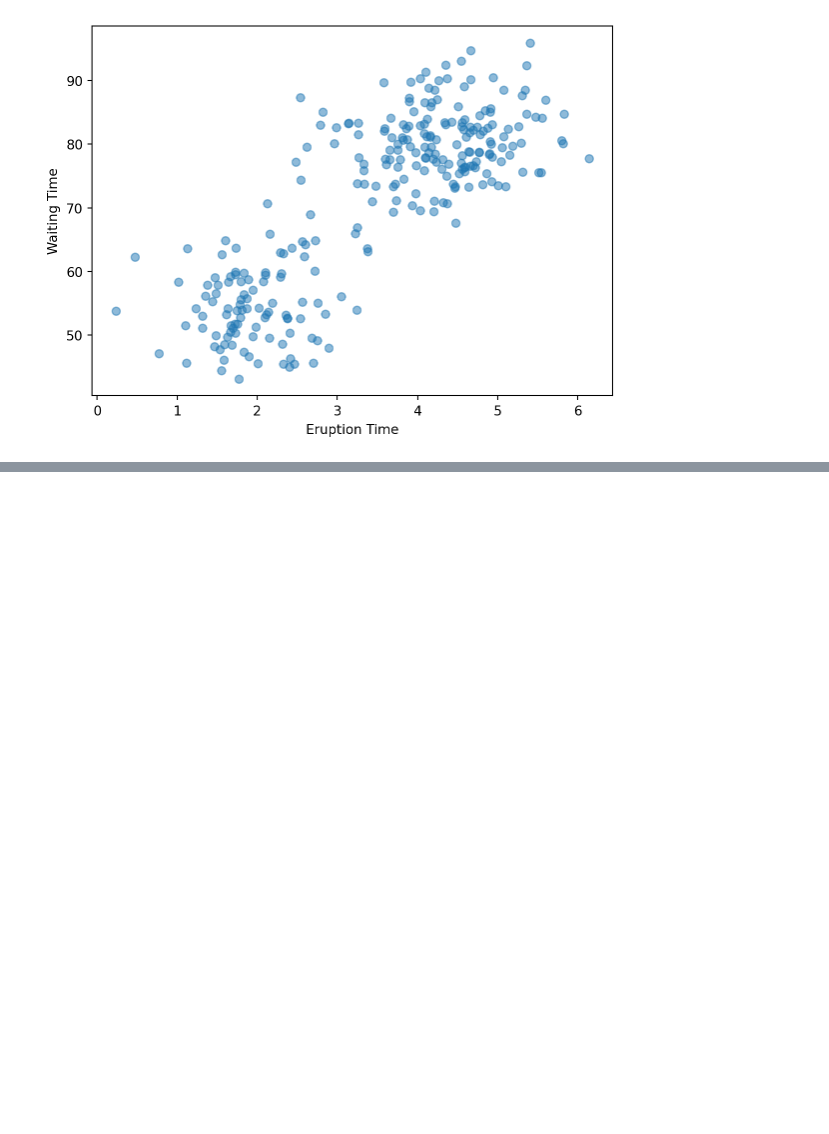
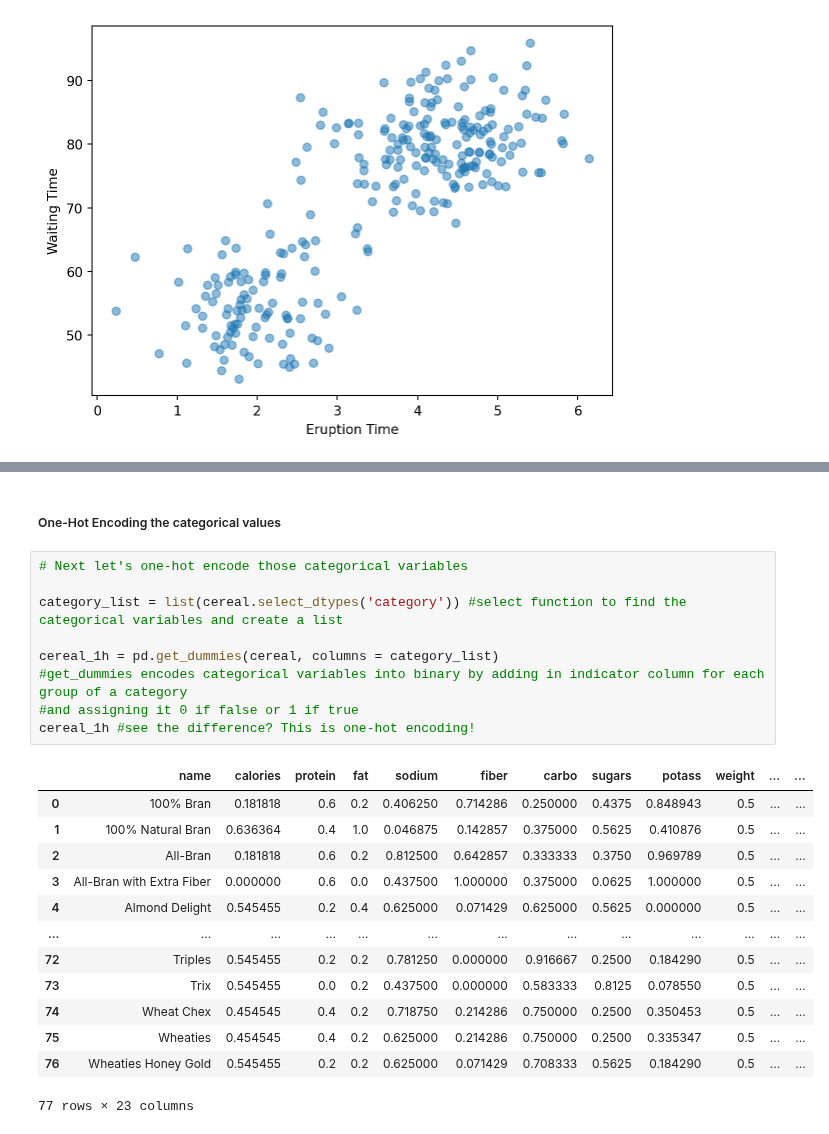
Before and after one commit to NovaVolunteer/definingdatascience, a Jupyter notebook: _sources/Analytics/Analytics_Labs.ipynb, the cells around one changed output, grey strips where cells are left out. Drawn from its saved outputs; the diff is of its cells as text; blank space fills up the shorter version.

```diff
--- a/_sources/Analytics/Analytics_Labs.ipynb
+++ b/_sources/Analytics/Analytics_Labs.ipynb
@@ -183,0 +320,25 @@ plt.show()
+# %% [markdown]
+##### One-Hot Encoding the categorical values
+# %%
+# Next let's one-hot encode those categorical variables
+
+category_list = list(cereal.select_dtypes('category')) #select function to find the categorical variables and create a list
+
+cereal_1h = pd.get_dummies(cereal, columns = category_list)
+#get_dummies encodes categorical variables into binary by adding in indicator column for each group of a category
+#and assigning it 0 if false or 1 if true
+cereal_1h #see the difference? This is one-hot encoding!
+# %% [output]
+|  | name | calories | protein | fat | sodium | fiber | carbo | sugars | potass | weight | ... | ... |
+| 0 | 100% Bran | 0.181818 | 0.6 | 0.2 | 0.406250 | 0.714286 | 0.250000 | 0.4375 | 0.848943 | 0.5 | ... | ... |
+| 1 | 100% Natural Bran | 0.636364 | 0.4 | 1.0 | 0.046875 | 0.142857 | 0.375000 | 0.5625 | 0.410876 | 0.5 | ... | ... |
+| 2 | All-Bran | 0.181818 | 0.6 | 0.2 | 0.812500 | 0.642857 | 0.333333 | 0.3750 | 0.969789 | 0.5 | ... | ... |
+| 3 | All-Bran with Extra Fiber | 0.000000 | 0.6 | 0.0 | 0.437500 | 1.000000 | 0.375000 | 0.0625 | 1.000000 | 0.5 | ... | ... |
+| 4 | Almond Delight | 0.545455 | 0.2 | 0.4 | 0.625000 | 0.071429 | 0.625000 | 0.5625 | 0.000000 | 0.5 | ... | ... |
+| ... | ... | ... | ... | ... | ... | ... | ... | ... | ... | ... | ... | ... |
+| 72 | Triples | 0.545455 | 0.2 | 0.2 | 0.781250 | 0.000000 | 0.916667 | 0.2500 | 0.184290 | 0.5 | ... | ... |
+| 73 | Trix | 0.545455 | 0.0 | 0.2 | 0.437500 | 0.000000 | 0.583333 | 0.8125 | 0.078550 | 0.5 | ... | ... |
+| 74 | Wheat Chex | 0.454545 | 0.4 | 0.2 | 0.718750 | 0.214286 | 0.750000 | 0.2500 | 0.350453 | 0.5 | ... | ... |
+| 75 | Wheaties | 0.454545 | 0.4 | 0.2 | 0.625000 | 0.214286 | 0.750000 | 0.2500 | 0.335347 | 0.5 | ... | ... |
+| 76 | Wheaties Honey Gold | 0.545455 | 0.2 | 0.2 | 0.625000 | 0.071429 | 0.708333 | 0.5625 | 0.184290 | 0.5 | ... | ... |
+77 rows × 23 columns
```
Also changed, not shown: parts of 50 cells of this notebook, 8 other files.
